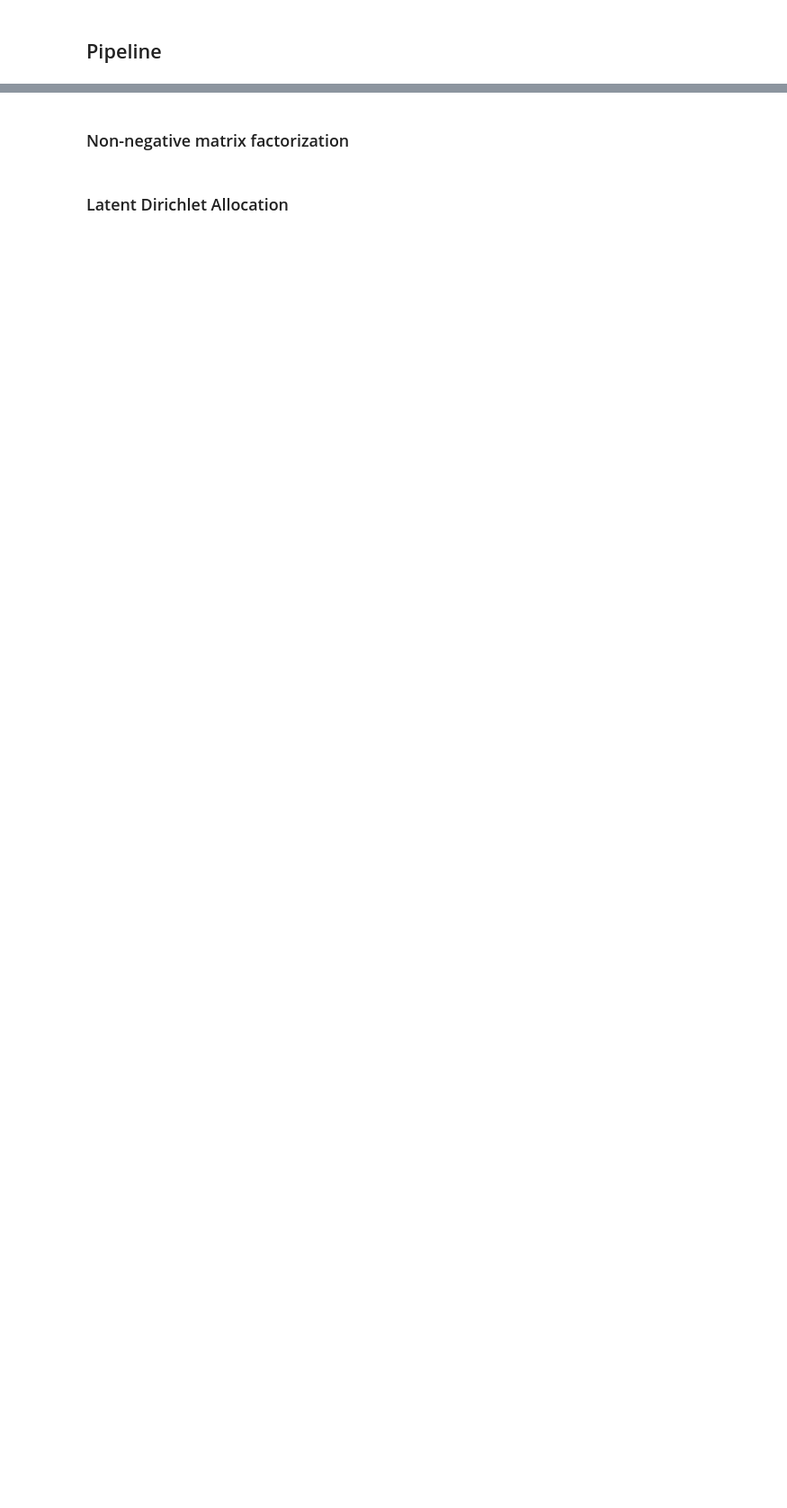
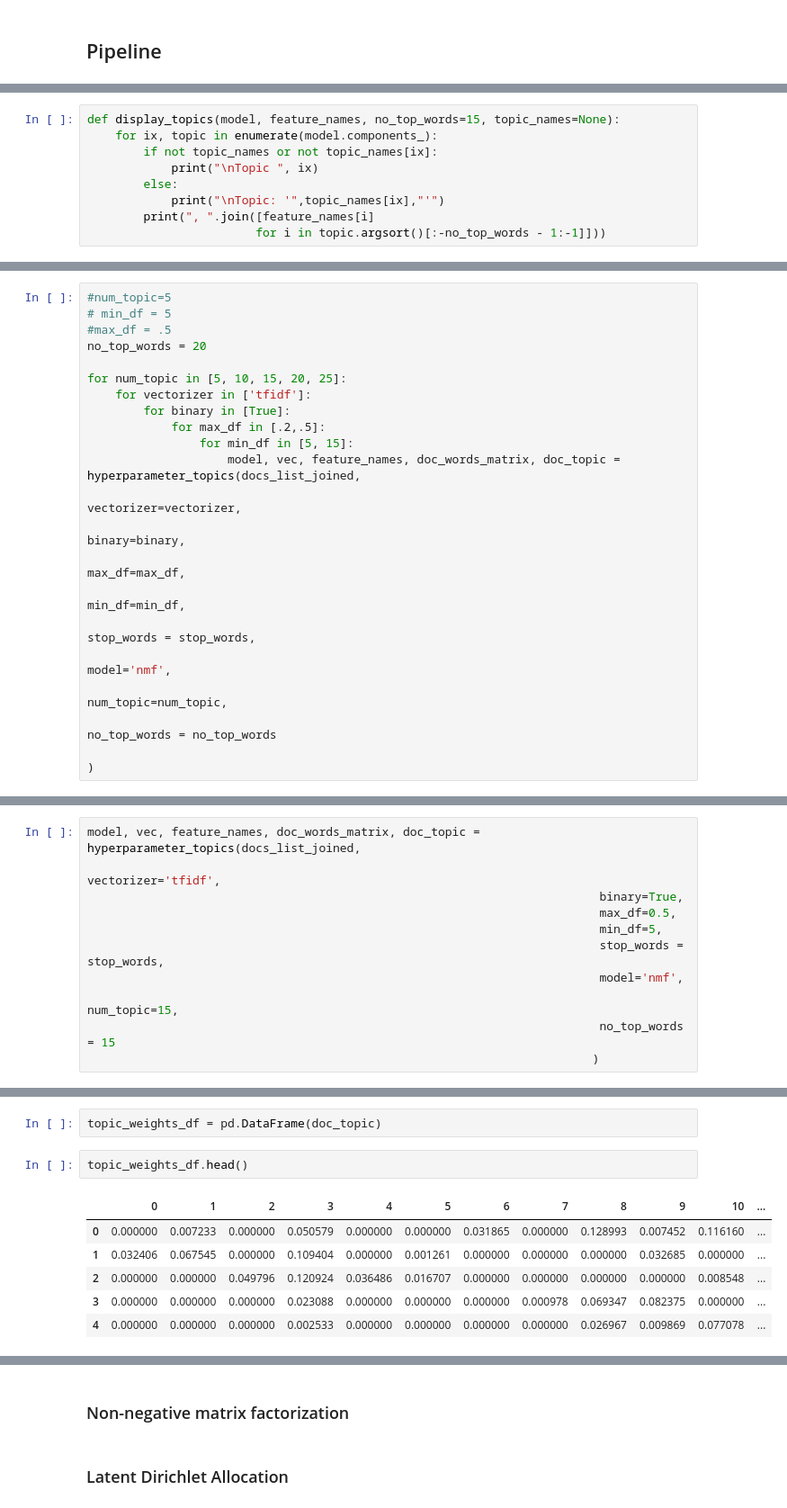
Before and after one commit to kkogan/reddit_horror_nlp, a Jupyter notebook: nlp_reddit.ipynb, the cells around one changed output, grey strips where cells are left out. Shown at 90% size. Saved outputs shown, nothing was run; the diff lists cells and outputs as text; blank space fills up the shorter version.

Commit message:
topic model on 3600

```diff
--- a/nlp_reddit.ipynb
+++ b/nlp_reddit.ipynb
@@ -222,0 +245,9 @@ print([token.text for token in doc if not token.is_stop])
+# %%
+def display_topics(model, feature_names, no_top_words=15, topic_names=None):
+    for ix, topic in enumerate(model.components_):
+        if not topic_names or not topic_names[ix]:
+            print("\nTopic ", ix)
+        else:
+            print("\nTopic: '",topic_names[ix],"'")
+        print(", ".join([feature_names[i]
+                        for i in topic.argsort()[:-no_top_words - 1:-1]]))
@@ -224,0 +302,21 @@ print([token.text for token in doc if not token.is_stop])
+# %%
+#num_topic=5
+# min_df = 5
+#max_df = .5
+no_top_words = 20
+
+for num_topic in [5, 10, 15, 20, 25]:
+    for vectorizer in ['tfidf']:
+        for binary in [True]:
+            for max_df in [.2,.5]:
+                for min_df in [5, 15]:
+                    model, vec, feature_names, doc_words_matrix, doc_topic = hyperparameter_topics(docs_list_joined,
+                                                                                                 vectorizer=vectorizer,
+                                                                                                 binary=binary,
+                                                                                                 max_df=max_df,
+                                                                                                 min_df=min_df,
+                                                                                                 stop_words = stop_words,
+                                                                                                 model='nmf',
+                                                                                                 num_topic=num_topic,
+                                                                                                 no_top_words = no_top_words
+                                                                                                )
@@ -232,0 +768,11 @@ corpus = [words.doc2bow(doc) for doc in doc_list]
+# %%
+model, vec, feature_names, doc_words_matrix, doc_topic = hyperparameter_topics(docs_list_joined,
+                                                                         vectorizer='tfidf',
+                                                                         binary=True,
+                                                                         max_df=0.5,
+                                                                         min_df=5,
+                                                                         stop_words = stop_words,
+                                                                         model='nmf',
+                                                                         num_topic=15,
+                                                                         no_top_words = 15
+                                                                        )
@@ -332,0 +813,11 @@ model, vec, feature_names, doc_words_matrix = hyperparameter_topics(docs_list_jo
+# %%
+topic_weights_df = pd.DataFrame(doc_topic)
+# %%
+topic_weights_df.head()
+# %% [output]
+|  | 0 | 1 | 2 | 3 | 4 | 5 | 6 | 7 | 8 | 9 | 10 | ... |
+| 0 | 0.000000 | 0.007233 | 0.000000 | 0.050579 | 0.000000 | 0.000000 | 0.031865 | 0.000000 | 0.128993 | 0.007452 | 0.116160 | ... |
+| 1 | 0.032406 | 0.067545 | 0.000000 | 0.109404 | 0.000000 | 0.001261 | 0.000000 | 0.000000 | 0.000000 | 0.032685 | 0.000000 | ... |
+| 2 | 0.000000 | 0.000000 | 0.049796 | 0.120924 | 0.036486 | 0.016707 | 0.000000 | 0.000000 | 0.000000 | 0.000000 | 0.008548 | ... |
+| 3 | 0.000000 | 0.000000 | 0.000000 | 0.023088 | 0.000000 | 0.000000 | 0.000000 | 0.000978 | 0.069347 | 0.082375 | 0.000000 | ... |
+| 4 | 0.000000 | 0.000000 | 0.000000 | 0.002533 | 0.000000 | 0.000000 | 0.000000 | 0.000000 | 0.026967 | 0.009869 | 0.077078 | ... |
```
Also changed, not shown: parts of 99 cells of this notebook, 3 other files.
